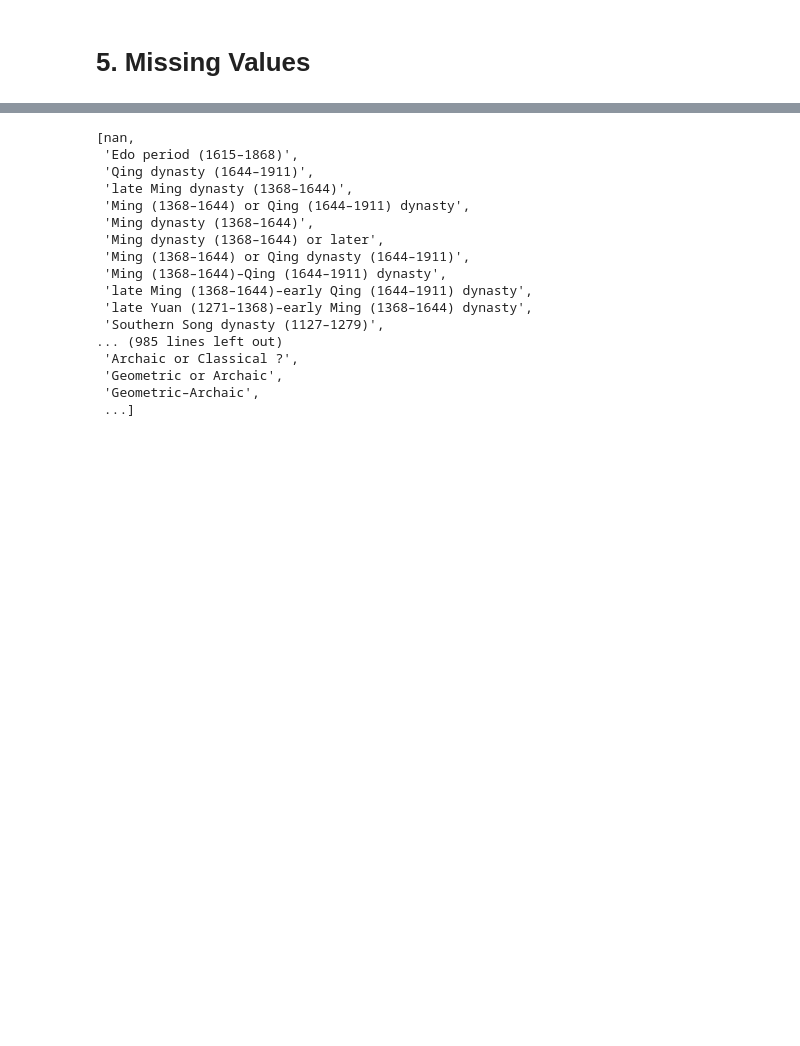
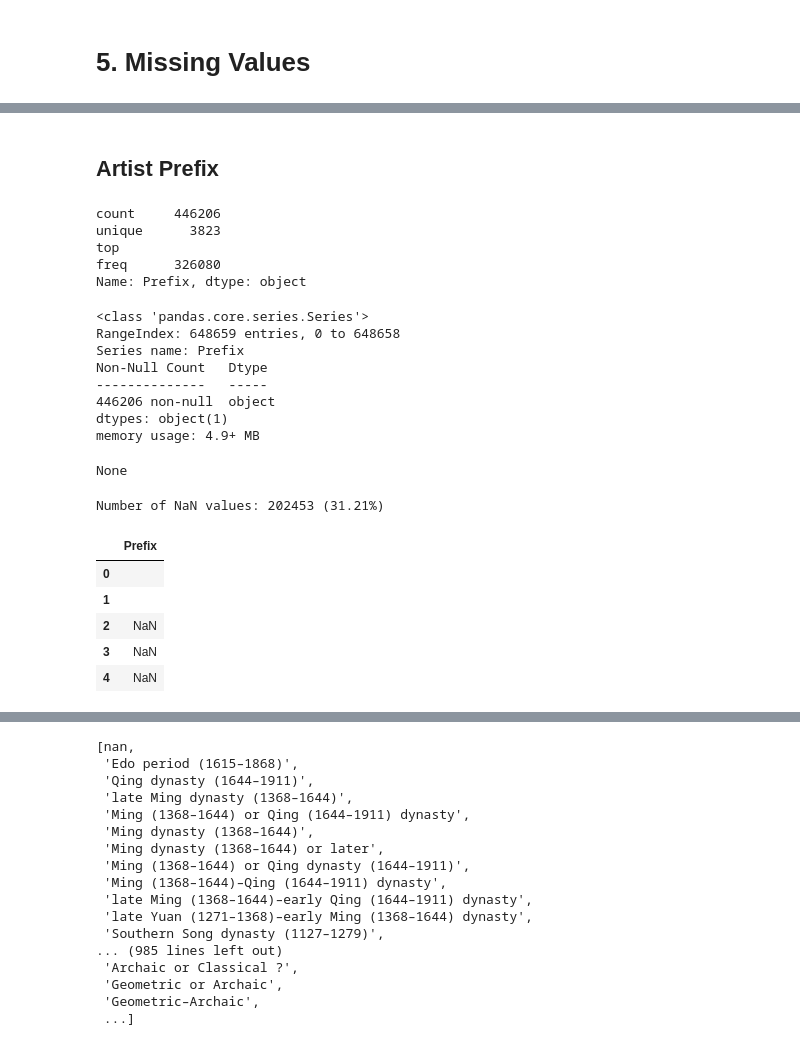
Before and after one commit to nickobard/Data-Preprocessing-Course, a Jupyter notebook: 01/01_homework.ipynb, the cells around one changed output, grey strips where cells are left out. Saved outputs shown, nothing was run; the diff lists cells and outputs as text; code cells hidden in the pictures; blank space fills up the shorter version.

```diff
--- a/01/01_homework.ipynb
+++ b/01/01_homework.ipynb
@@ -1471,0 +1500,28 @@ dtype: int64
+# %% [markdown]
+## Artist Prefix
+# %%
+df_art_prefix = pd.DataFrame(df_artists['Prefix'])
+introduce_data(df_art_prefix, column='Prefix')
+df_art_prefix.head()
+# %% [output]
+count     446206
+unique      3823
+top
+freq      326080
+Name: Prefix, dtype: object
+<class 'pandas.core.series.Series'>
+RangeIndex: 648659 entries, 0 to 648658
+Series name: Prefix
+Non-Null Count   Dtype
+--------------   -----
+446206 non-null  object
+dtypes: object(1)
+memory usage: 4.9+ MB
+None
+Number of NaN values: 202453 (31.21%)
+|  | Prefix |
+| 0 |  |
+| 1 |  |
+| 2 | NaN |
+| 3 | NaN |
+| 4 | NaN |
```
Also changed, not shown: parts of 30 cells of this notebook.
